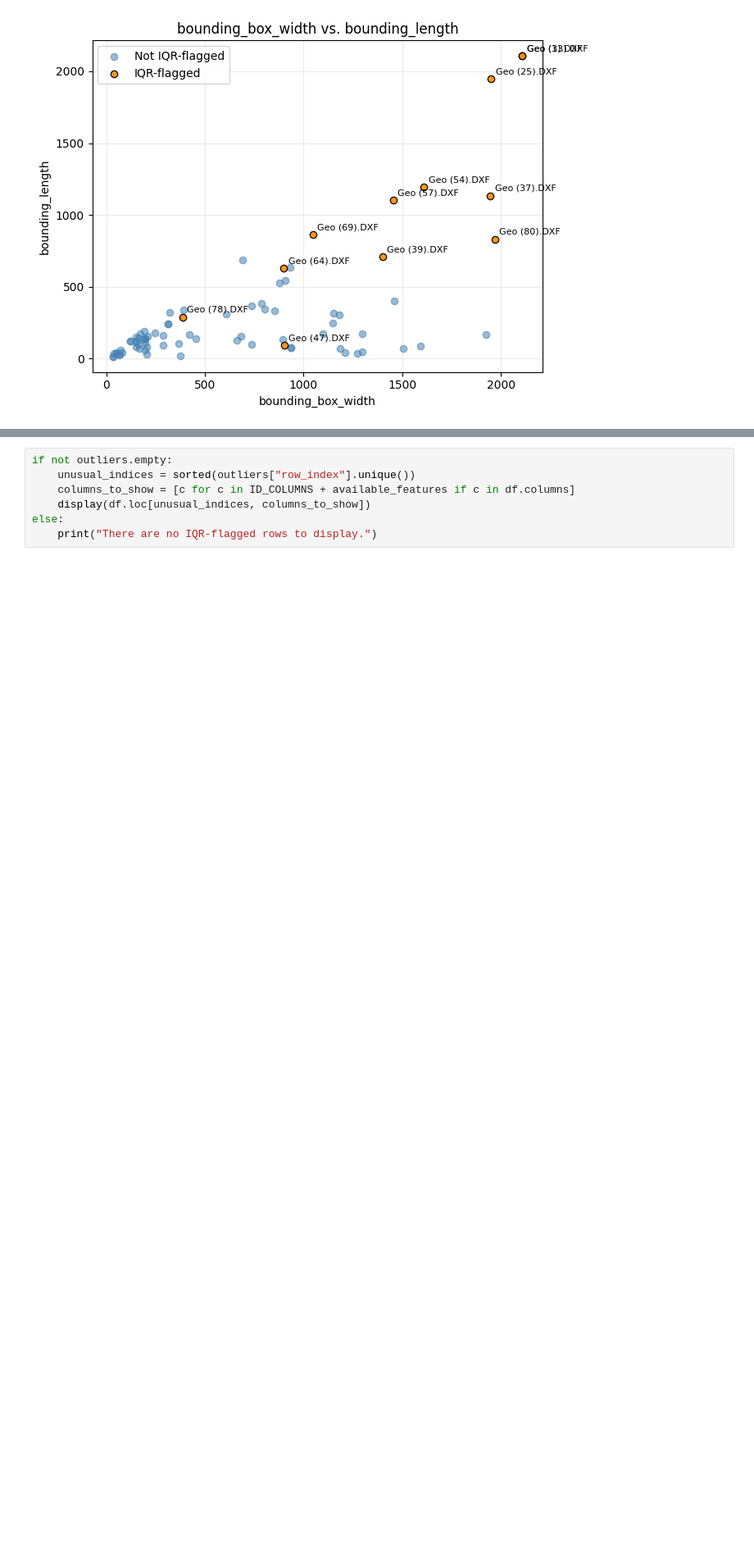
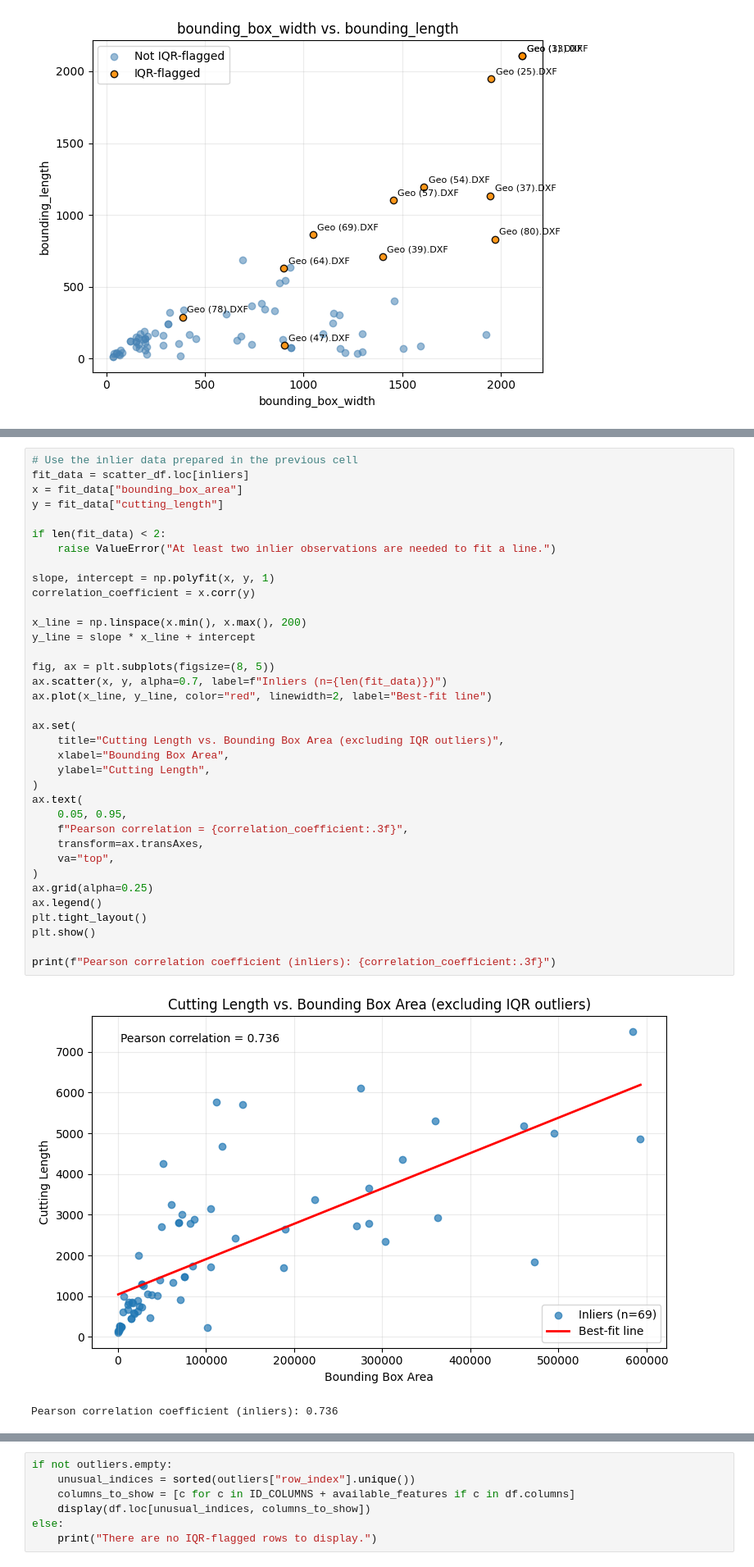
Before and after one commit to stawata/Challange_1_LaserCut-GmbH, a Jupyter notebook: DSF4E_Challenge1-2/LaserCut_EDA_Feature_Exploration.ipynb, the cells around one changed output, grey strips where cells are left out. Shown at 82% size. Drawn from its saved outputs; the diff is of its cells as text; blank space fills up the shorter version.

```diff
--- a/DSF4E_Challenge1-2/LaserCut_EDA_Feature_Exploration.ipynb
+++ b/DSF4E_Challenge1-2/LaserCut_EDA_Feature_Exploration.ipynb
@@ -373,3 +438,42 @@ for x_col, y_col in review_pairs:
+# %%
+# Use the inlier data prepared in the previous cell
+fit_data = scatter_df.loc[inliers]
+x = fit_data["bounding_box_area"]
+y = fit_data["cutting_length"]
+
+if len(fit_data) < 2:
+    raise ValueError("At least two inlier observations are needed to fit a line.")
+
+slope, intercept = np.polyfit(x, y, 1)
+correlation_coefficient = x.corr(y)
+
+x_line = np.linspace(x.min(), x.max(), 200)
+y_line = slope * x_line + intercept
+
+fig, ax = plt.subplots(figsize=(8, 5))
+ax.scatter(x, y, alpha=0.7, label=f"Inliers (n={len(fit_data)})")
+ax.plot(x_line, y_line, color="red", linewidth=2, label="Best-fit line")
+
+ax.set(
+    title="Cutting Length vs. Bounding Box Area (excluding IQR outliers)",
+    xlabel="Bounding Box Area",
+    ylabel="Cutting Length",
+)
+ax.text(
+    0.05, 0.95,
+    f"Pearson correlation = {correlation_coefficient:.3f}",
+    transform=ax.transAxes,
+    va="top",
+)
+ax.grid(alpha=0.25)
+ax.legend()
+plt.tight_layout()
+plt.show()
+
+print(f"Pearson correlation coefficient (inliers): {correlation_coefficient:.3f}")
+# %% [output]
+[figure, added]
+Pearson correlation coefficient (inliers): 0.736
 # %% [markdown]
 ## Interpretation:
 
```
Also changed, not shown: parts of 8 cells of this notebook.
